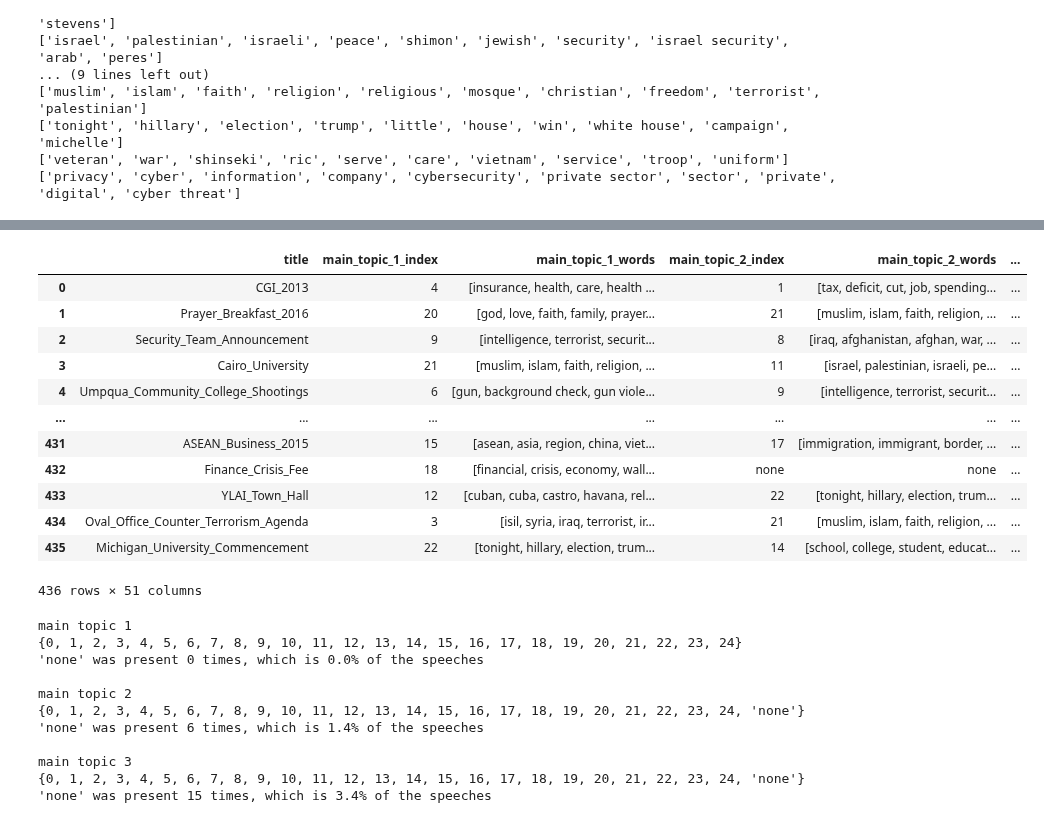
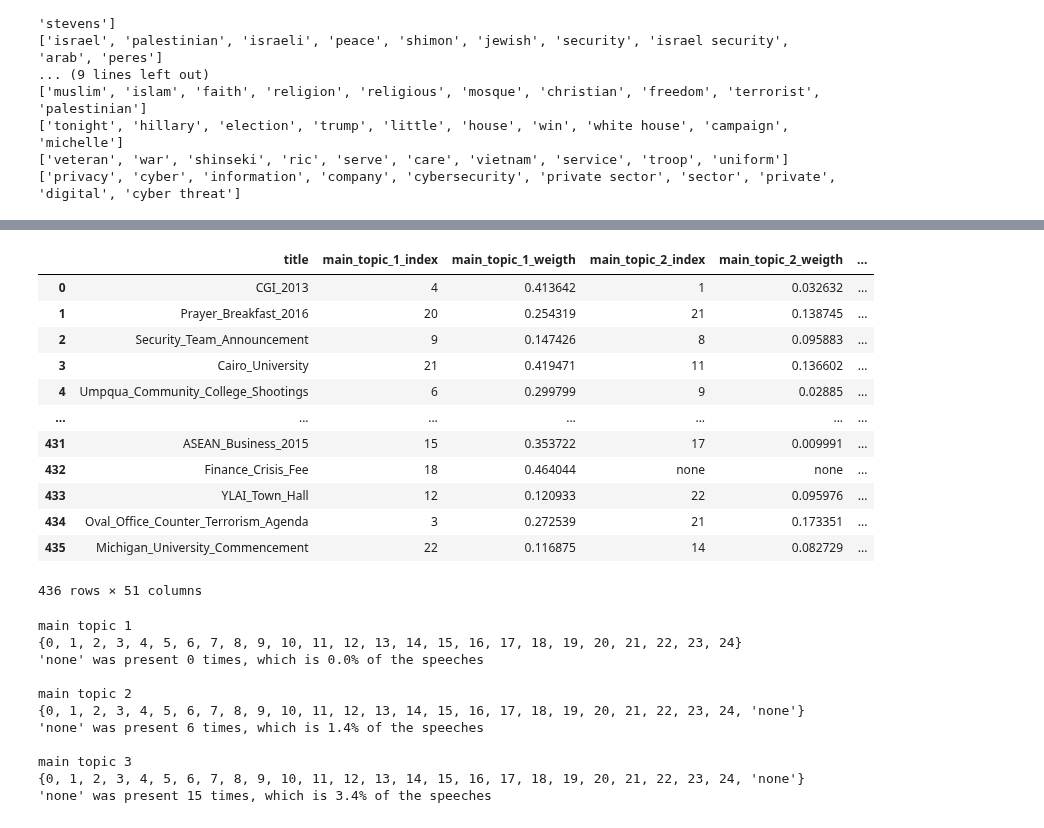
Before and after one commit to jfsalcedo10/mda-kuwait, a Jupyter notebook: notebooks/Topic_Classification_NMF.ipynb, the cells around one changed output, grey strips where cells are left out. Saved outputs shown, nothing was run; the diff lists cells and outputs as text; code cells hidden in the pictures.

```diff
--- a/notebooks/Topic_Classification_NMF.ipynb
+++ b/notebooks/Topic_Classification_NMF.ipynb
@@ -247,25 +243,25 @@ t_df.head()
 # %%
 classification_df = pd.DataFrame(df.title.values, columns=["title"])
 for i in range(1, n_topics + 1):
     topic = 'main_topic_' + str(i)
     classification_df.loc[:, topic + '_index'] = t_df.apply(
         lambda row: row.nlargest(i).index.values[i-1] if row.nlargest(i).values[i-1] > 0 else 'none', axis=1)
-    classification_df.loc[:, topic + '_words'] = classification_df.apply(
-        lambda row: top_words[row[topic + '_index']] if row[topic + '_index'] != 'none' else 'none', axis=1)
+    classification_df.loc[:, topic + '_weigth'] = t_df.apply(
+        lambda row: row.nlargest(i).values[i-1] if row.nlargest(i).values[i-1] > 0 else 'none', axis=1)
 classification_df
 # %% [output]
-|  | title | main_topic_1_index | main_topic_1_words | main_topic_2_index | main_topic_2_words | ... |
-| 0 | CGI_2013 | 4 | [insurance, health, care, health ... | 1 | [tax, deficit, cut, job, spending... | ... |
-| 1 | Prayer_Breakfast_2016 | 20 | [god, love, faith, family, prayer... | 21 | [muslim, islam, faith, religion, ... | ... |
-| 2 | Security_Team_Announcement | 9 | [intelligence, terrorist, securit... | 8 | [iraq, afghanistan, afghan, war, ... | ... |
-| 3 | Cairo_University | 21 | [muslim, islam, faith, religion, ... | 11 | [israel, palestinian, israeli, pe... | ... |
-| 4 | Umpqua_Community_College_Shootings | 6 | [gun, background check, gun viole... | 9 | [intelligence, terrorist, securit... | ... |
+|  | title | main_topic_1_index | main_topic_1_weigth | main_topic_2_index | main_topic_2_weigth | ... |
+| 0 | CGI_2013 | 4 | 0.413642 | 1 | 0.032632 | ... |
+| 1 | Prayer_Breakfast_2016 | 20 | 0.254319 | 21 | 0.138745 | ... |
+| 2 | Security_Team_Announcement | 9 | 0.147426 | 8 | 0.095883 | ... |
+| 3 | Cairo_University | 21 | 0.419471 | 11 | 0.136602 | ... |
+| 4 | Umpqua_Community_College_Shootings | 6 | 0.299799 | 9 | 0.02885 | ... |
 | ... | ... | ... | ... | ... | ... | ... |
-| 431 | ASEAN_Business_2015 | 15 | [asean, asia, region, china, viet... | 17 | [immigration, immigrant, border, ... | ... |
-| 432 | Finance_Crisis_Fee | 18 | [financial, crisis, economy, wall... | none | none | ... |
-| 433 | YLAI_Town_Hall | 12 | [cuban, cuba, castro, havana, rel... | 22 | [tonight, hillary, election, trum... | ... |
-| 434 | Oval_Office_Counter_Terrorism_Agenda | 3 | [isil, syria, iraq, terrorist, ir... | 21 | [muslim, islam, faith, religion, ... | ... |
-| 435 | Michigan_University_Commencement | 22 | [tonight, hillary, election, trum... | 14 | [school, college, student, educat... | ... |
+| 431 | ASEAN_Business_2015 | 15 | 0.353722 | 17 | 0.009991 | ... |
+| 432 | Finance_Crisis_Fee | 18 | 0.464044 | none | none | ... |
+| 433 | YLAI_Town_Hall | 12 | 0.120933 | 22 | 0.095976 | ... |
+| 434 | Oval_Office_Counter_Terrorism_Agenda | 3 | 0.272539 | 21 | 0.173351 | ... |
+| 435 | Michigan_University_Commencement | 22 | 0.116875 | 14 | 0.082729 | ... |
 436 rows × 51 columns
 # %%
 # get the unique topic id values for the main topic indices
```
Also changed, not shown: parts of 10 cells of this notebook, 2 other files.
